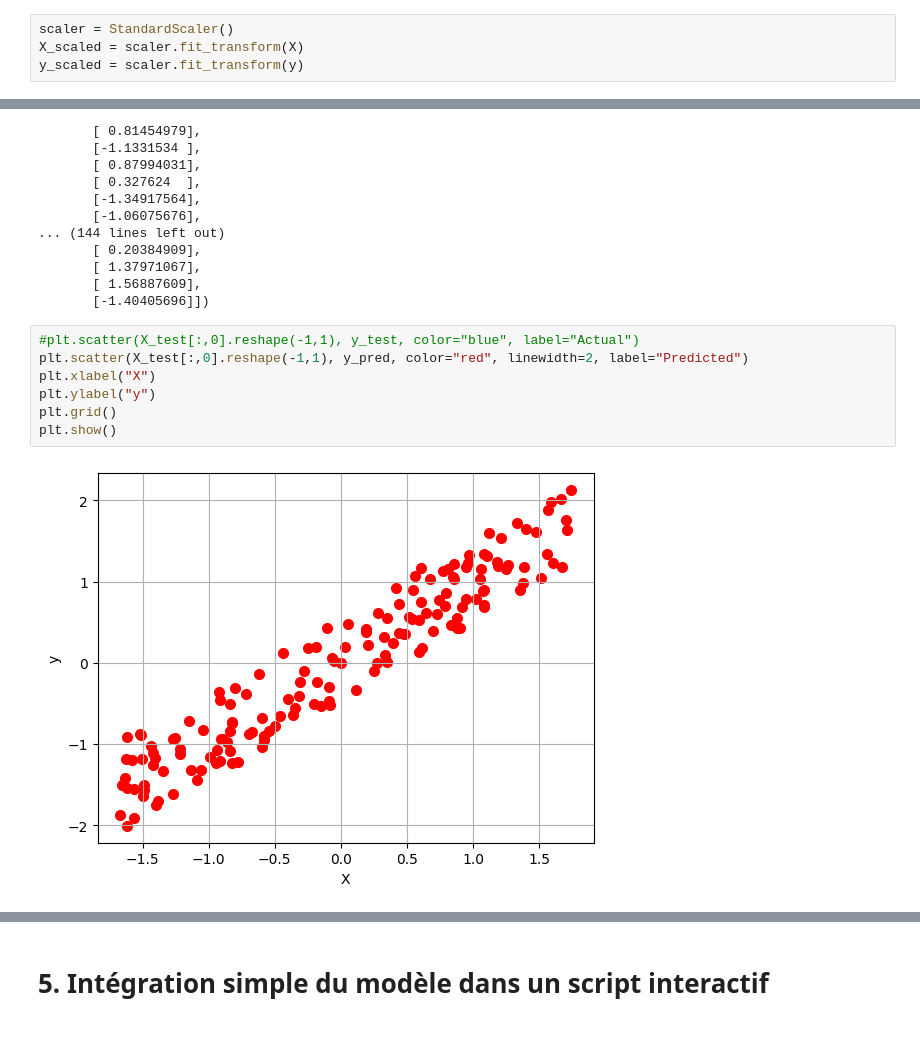
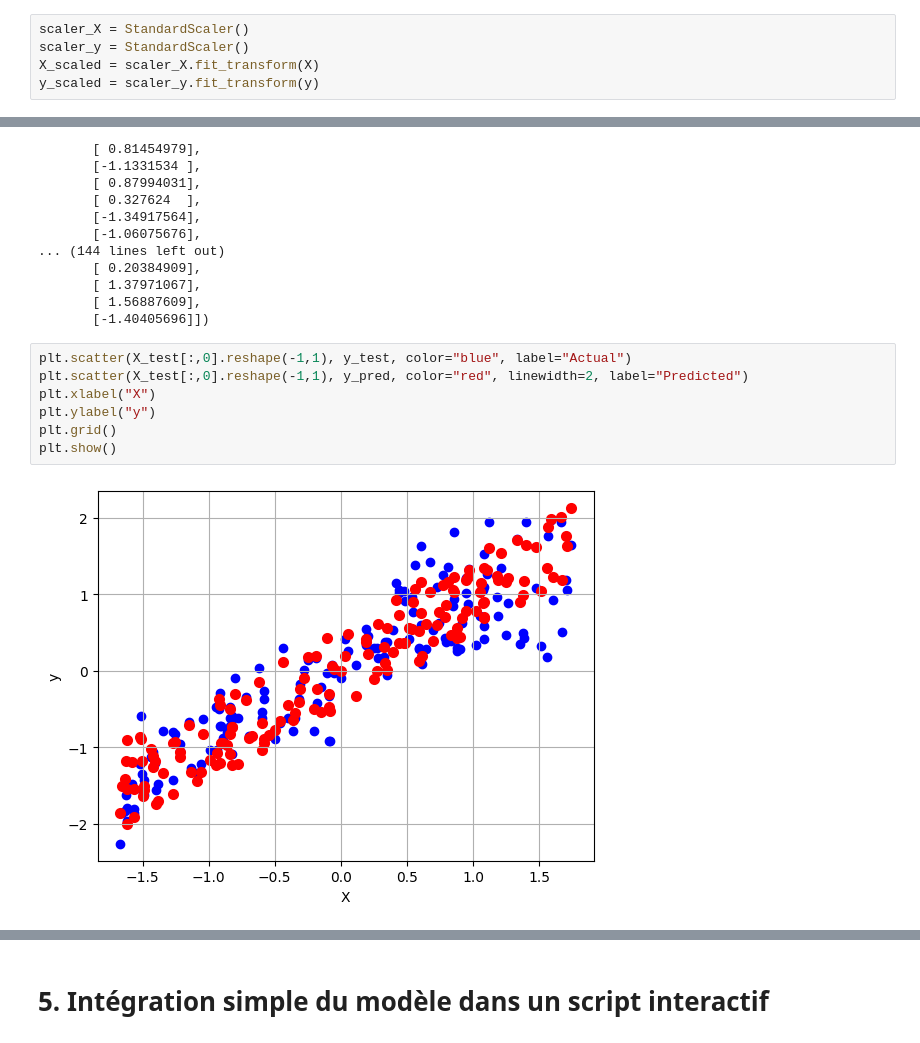
Before and after one commit to CSAADZIDI/ML_challenge_linear_regression, a Jupyter notebook: challenge_linear_regression.ipynb, the cells around one changed output, grey strips where cells are left out. Cells and saved outputs as stored; diff of their text form.

```diff
--- a/challenge_linear_regression.ipynb
+++ b/challenge_linear_regression.ipynb
@@ -195,9 +195,10 @@ y
 | 199 | 18.4 |
 200 rows × 1 columns
 # %%
-scaler = StandardScaler()
-X_scaled = scaler.fit_transform(X)
-y_scaled = scaler.fit_transform(y)
+scaler_X = StandardScaler()
+scaler_y = StandardScaler()
+X_scaled = scaler_X.fit_transform(X)
+y_scaled = scaler_y.fit_transform(y)
 # %% [markdown]
 ## Séparation train/test
 # %%
@@ -266,11 +267,11 @@ array([[ 0.18983684],
        [ 1.56887609],
        [-1.40405696]])
 # %%
-#plt.scatter(X_test[:,0].reshape(-1,1), y_test, color="blue", label="Actual")
+plt.scatter(X_test[:,0].reshape(-1,1), y_test, color="blue", label="Actual")
 plt.scatter(X_test[:,0].reshape(-1,1), y_pred, color="red", linewidth=2, label="Predicted")
 plt.xlabel("X")
 plt.ylabel("y")
 plt.grid()
 plt.show()
 # %% [output]
-[figure, old version]
+[figure, new version]
```
Also changed, not shown: parts of 8 cells of this notebook, 2 other files.
